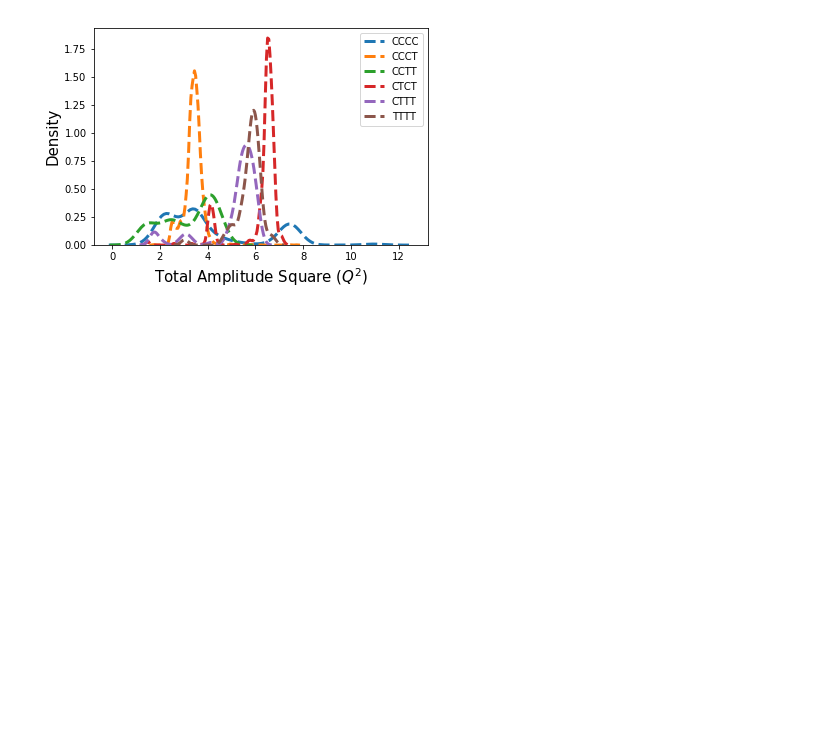
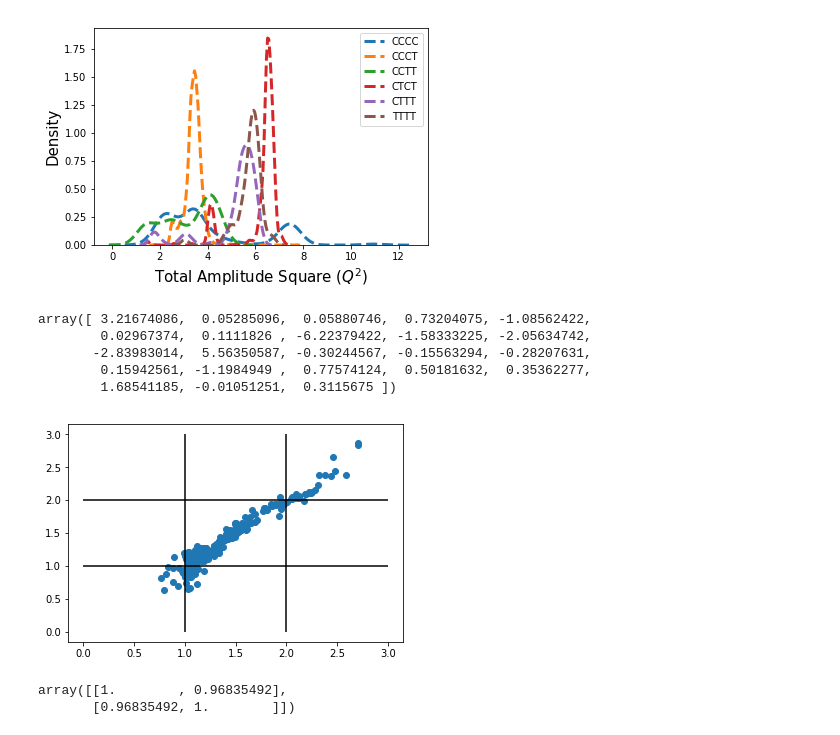
Before and after one commit to lucianlschan/RING, a Jupyter notebook: CTPs Analysis.ipynb, the cells around one changed output. Drawn from its saved outputs; the diff is of its cells as text; code cells hidden in the pictures; blank space fills up the shorter version.

```diff
--- a/CTPs Analysis.ipynb
+++ b/CTPs Analysis.ipynb
@@ -572 +591,38 @@ for idx, mol in enumerate(peptide):
+# %%
+c1,c2,c3,c4,c5 = ss1.iloc[:,1],ss1.iloc[:,2],ss1.iloc[:,3],ss1.iloc[:,4],ss1.iloc[:,5]
+p1,p2,p3,p4 = ss1.iloc[:,6],ss1.iloc[:,7],ss1.iloc[:,8],ss1.iloc[:,9]
+Y = ss1.iloc[:,34]
+# %%
+def f(p,n):
+    return (c1**p)*np.cos(n*p1),(c2**p)*np.cos(n*p2),(c3**p)*np.cos(n*p3),(c4**p)*np.cos(n*p4), (c1**p)*np.sin(n*p1),(c2**p)*np.sin(n*p2),(c3**p)*np.sin(n*p3),(c4**p)*np.sin(n*p4)
+# %%
+X = np.column_stack([np.ones(len(c1)),*f(2,2),c5**2, c4**2,c3**2,c2**2,c1**2, *f(1,1), c5])
+# %%
+xtx = np.linalg.inv(np.matmul(np.transpose(X),X))
+xty = np.matmul(np.transpose(X),Y)
+beta = np.matmul(xtx,xty)
+xb = np.matmul(X,beta)
+# %%
+beta
+# %% [output]
+array([ 3.21674086,  0.05285096,  0.05880746,  0.73204075, -1.08562422,
+        0.02967374,  0.1111826 , -6.22379422, -1.58333225, -2.05634742,
+       -2.83983014,  5.56350587, -0.30244567, -0.15563294, -0.28207631,
+        0.15942561, -1.1984949 ,  0.77574124,  0.50181632,  0.35362277,
+        1.68541185, -0.01051251,  0.3115675 ])
+# %%
+plt.scatter(xb,Y)
+plt.vlines(2,0,3)
+plt.hlines(2,0,3)
+plt.hlines(1,0,3)
+plt.vlines(1,0,3)
+
+plt.show()
+# %% [output]
+[figure, added]
+# %%
+np.corrcoef(xb,Y)
+# %% [output]
+array([[1.        , 0.96835492],
+       [0.96835492, 1.        ]])
 # %%
```
Also changed, not shown: parts of 35 cells of this notebook, 2 other files.
